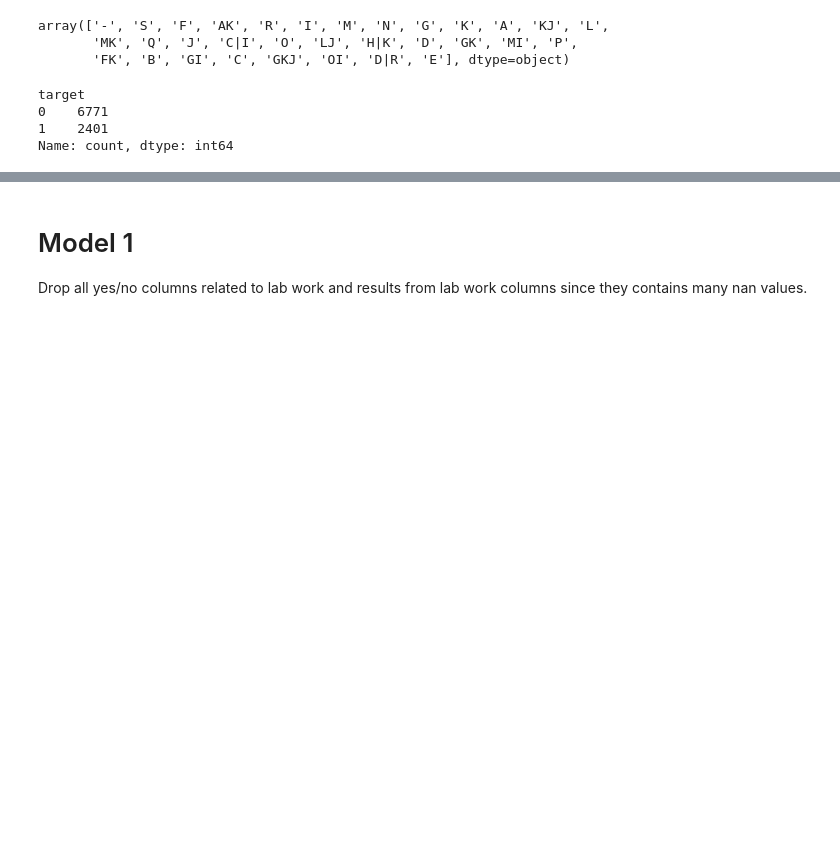
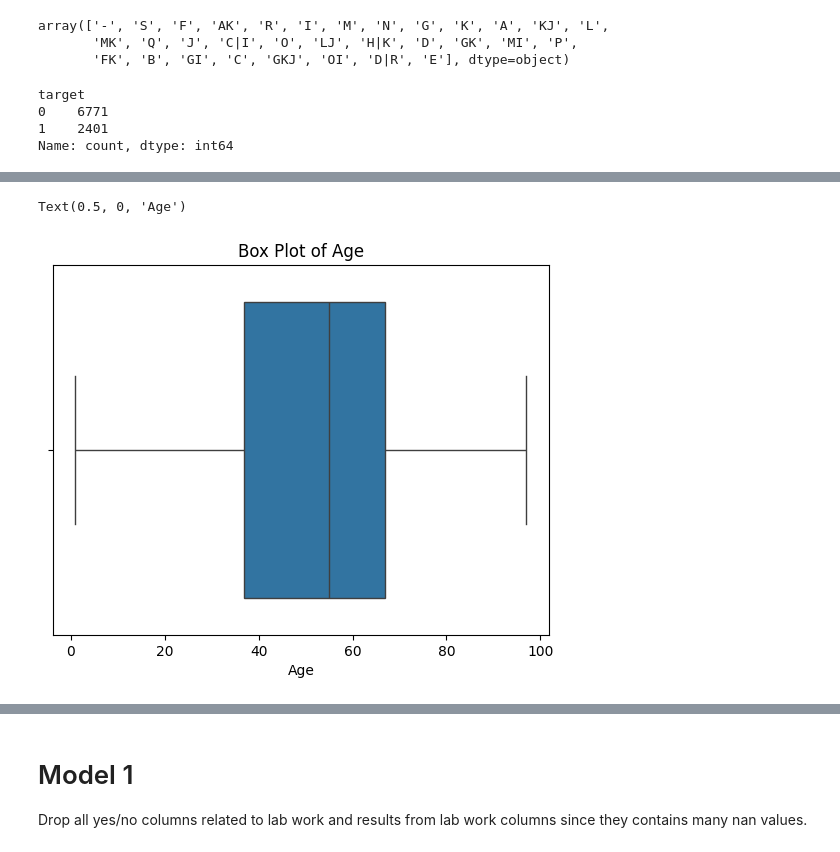
Before and after one commit to sangtr-n/Math189-FinalProject, a Jupyter notebook: ProjectThyroid_C10.ipynb, the cells around one changed output, grey strips where cells are left out. Cells and saved outputs as stored; diff of their text form; code cells hidden in the pictures; blank space fills up the shorter version.

```diff
--- a/ProjectThyroid_C10.ipynb
+++ b/ProjectThyroid_C10.ipynb
@@ -201,0 +328,3 @@ Name: count, dtype: int64
+# %%
+age_outliers = df[df['age'] > 100]
+age_outliers
@@ -201,0 +338,9 @@ Name: count, dtype: int64
+# %%
+df = df.drop(age_outliers.index)
+# %%
+sns.boxplot(x=df['age'])
+plt.title('Box Plot of Age')
+plt.xlabel('Age')
+# %% [output]
+Text(0.5, 0, 'Age')
+[figure, added]
```
Also changed, not shown: parts of 19 cells of this notebook.
